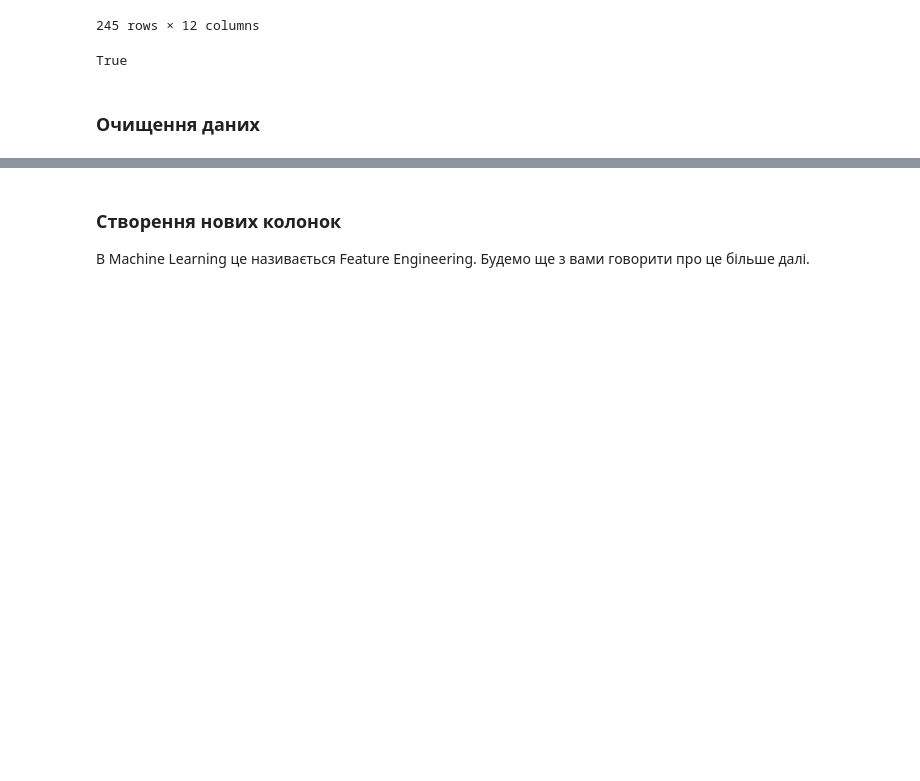
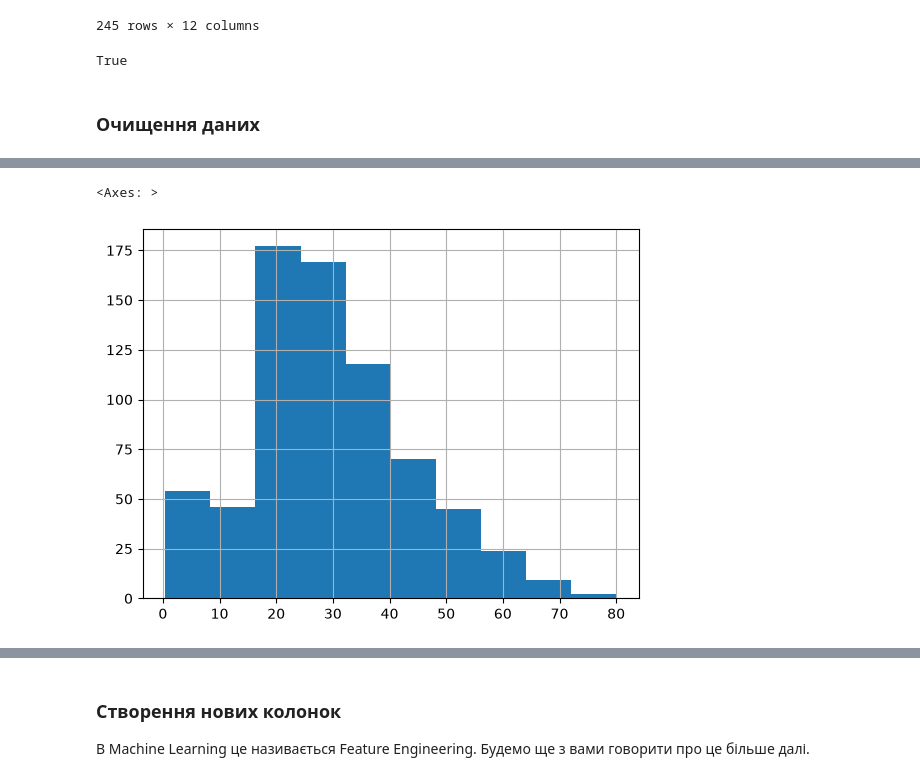
Before and after one commit to boykool/ML-AI-Engineering, a Jupyter notebook: Бібліотеки_для_роботи_з_даними_Numpy,_Pandas,_Plotly.ipynb, the cells around one changed output, grey strips where cells are left out. Saved outputs shown, nothing was run; the diff lists cells and outputs as text; code cells hidden in the pictures; blank space fills up the shorter version.

```diff
--- a/Бібліотеки_для_роботи_з_даними_Numpy,_Pandas,_Plotly.ipynb
+++ b/Бібліотеки_для_роботи_з_даними_Numpy,_Pandas,_Plotly.ipynb
@@ -1065,0 +1143,5 @@ df_clean.shape
+# %%
+df.age.hist()
+# %% [output]
+<Axes: >
+[figure, added]
```
Also changed, not shown: parts of 32 cells of this notebook.
